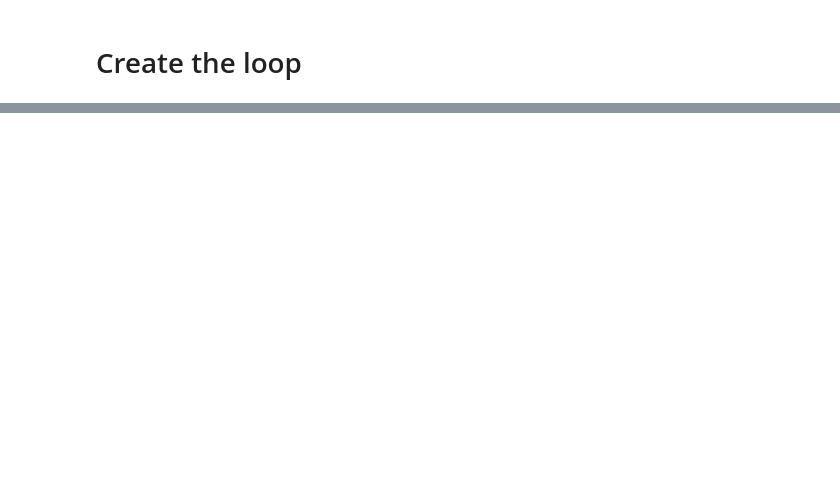
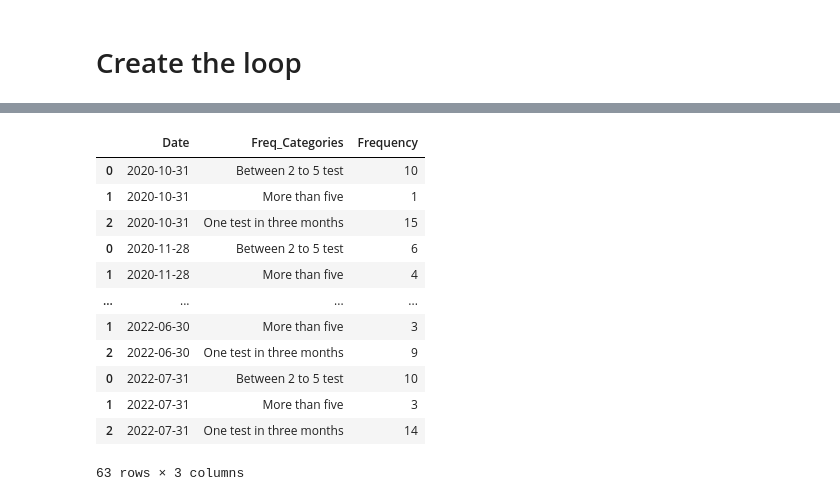
Before and after one commit to SilverSurferClash/Sales_analysis, a Jupyter notebook: Import_clean_SFDC_script.ipynb, the cells around one changed output, grey strips where cells are left out. Cells and saved outputs as stored; diff of their text form; code cells hidden in the pictures; blank space fills up the shorter version.

```diff
--- a/Import_clean_SFDC_script.ipynb
+++ b/Import_clean_SFDC_script.ipynb
@@ -1394,6 +1428,21 @@ for month in list_month:
   data.append(final)
 # %%
 freq_plot_df = pd.concat(data)
+freq_plot_df
+# %% [output]
+|  | Date | Freq_Categories | Frequency |
+| 0 | 2020-10-31 | Between 2 to 5 test | 10 |
+| 1 | 2020-10-31 | More than five | 1 |
+| 2 | 2020-10-31 | One test in three months | 15 |
+| 0 | 2020-11-28 | Between 2 to 5 test | 6 |
+| 1 | 2020-11-28 | More than five | 4 |
+| ... | ... | ... | ... |
+| 1 | 2022-06-30 | More than five | 3 |
+| 2 | 2022-06-30 | One test in three months | 9 |
+| 0 | 2022-07-31 | Between 2 to 5 test | 10 |
+| 1 | 2022-07-31 | More than five | 3 |
+| 2 | 2022-07-31 | One test in three months | 14 |
+63 rows × 3 columns
 # %%
 dd = freq_plot_df.pivot(index= "Date", columns = "Freq_Categories", values = "Frequency").reset_index()
 dd = dd.melt(id_vars= "Date", value_name= "Frequency")
```
Also changed, not shown: parts of 22 cells of this notebook.
